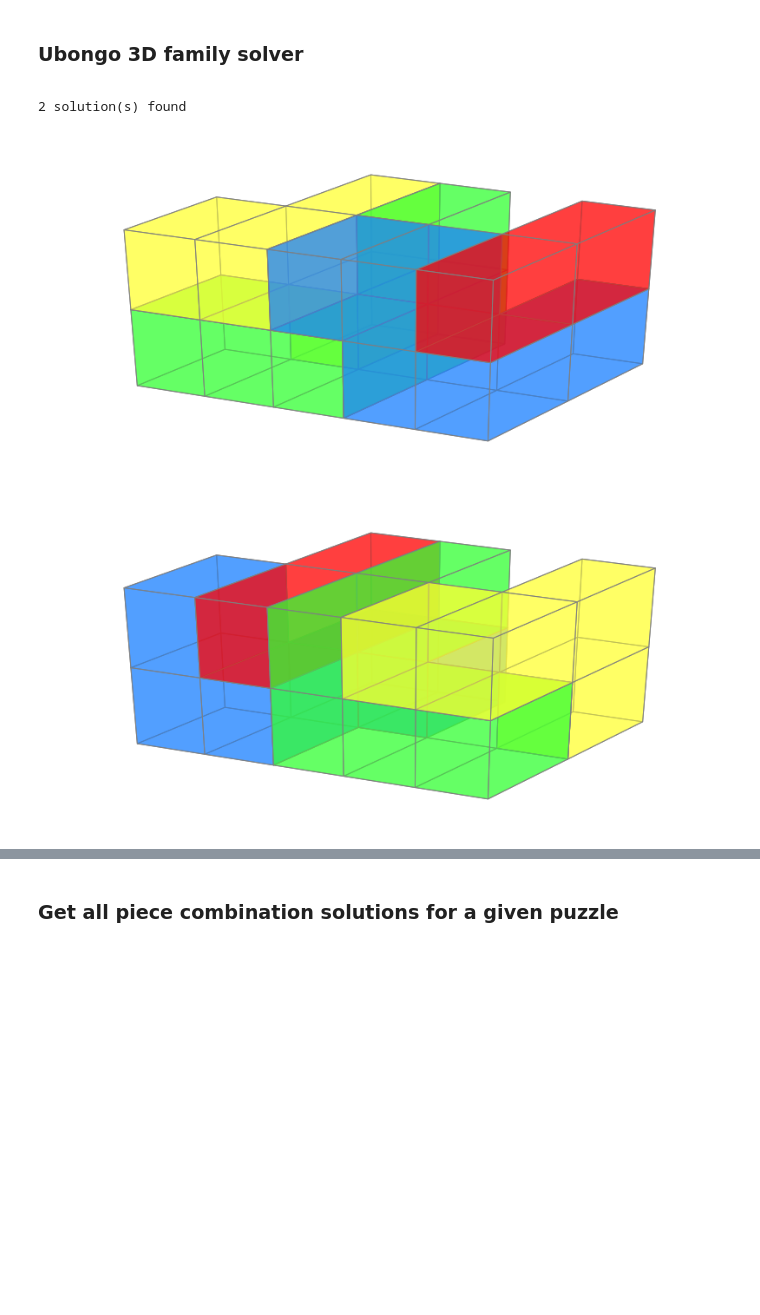
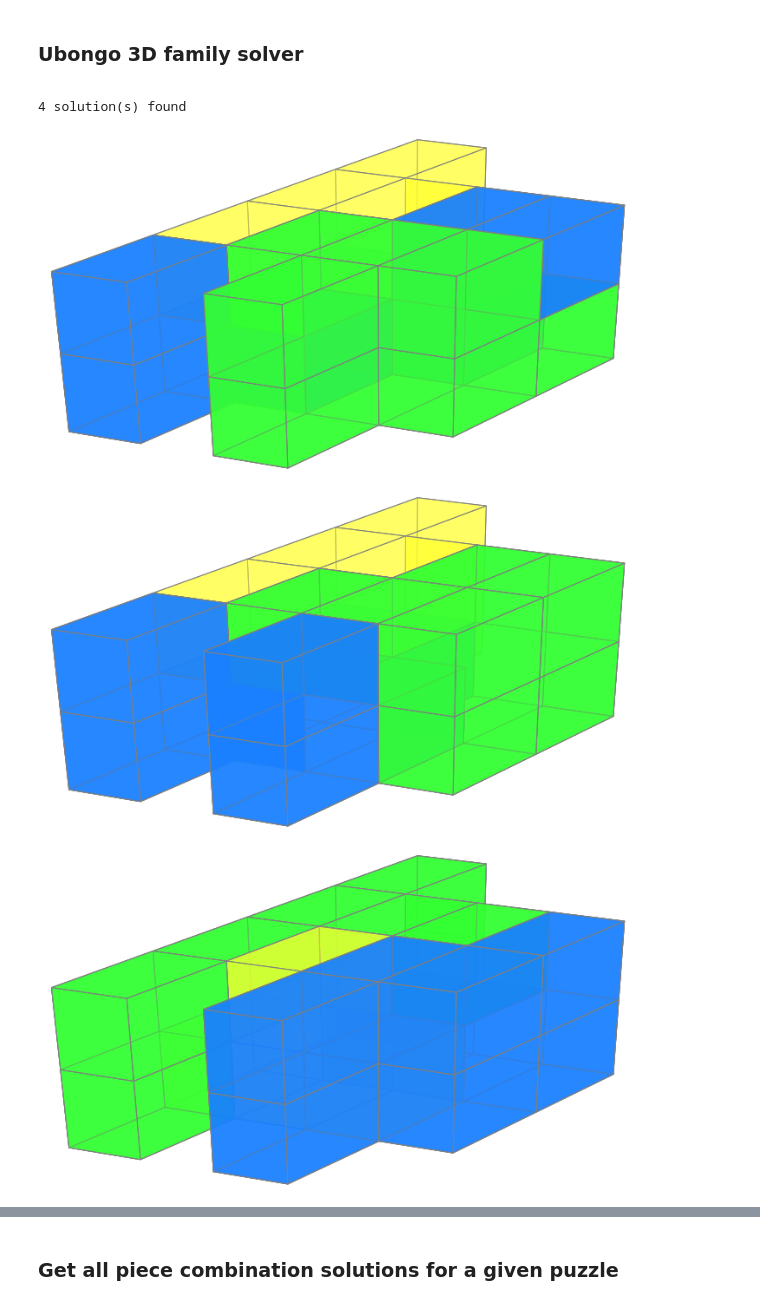
Before and after one commit to tootles564/ubongo3D, a Jupyter notebook: ubongo3d.ipynb, the cells around one changed output, grey strips where cells are left out. Drawn from its saved outputs; the diff is of its cells as text; code cells hidden in the pictures; blank space fills up the shorter version.

```diff
--- a/ubongo3d.ipynb
+++ b/ubongo3d.ipynb
@@ -91,11 +91,19 @@ puzzle_coordinates = {
     "angrylefteye": [(2,0),(0,1),(0,2),(0,3),(1,1),(1,3),(0,4),(2,1),(2,2),(2,3)],
     "smallH": [(0,0),(0,1),(0,2),(1,1),(2,0),(2,1),(2,2)],
     "crookedH": [(0,0),(0,1),(0,2),(0,3),(1,2),(2,1),(2,2),(2,3),(2,4)],
+    "shape1": [(0,1),(0,3),(0,5),(1,0),(1,1),(1,2),(1,3),(1,4),(1,5),(2,1),(2,2),(2,3),(2,4),(2,5),(3,2),(4,2)],
+    "eight": [(0,1),(0,2),(0,3),(0,4),(0,0),(2,0),(2,1),(2,2),(2,3),(2,4),(1,0),(1,2),(1,4)],
+    "happy_eight": [(1,0),(1,1),(1,2),(1,3),(1,4),(3,0),(3,1),(3,2),(3,3),(3,4),(2,0),(2,2),(2,3),(0,2),(4,2)],
+    "star": [(0,2),(1,1),(1,2),(1,3),(2,0),(2,1),(2,3),(2,4),(3,1),(3,2),(3,3),(4,2)],
+    "chipped_star": [(0,2),(1,1),(1,2),(1,3),(2,0),(2,1),(2,3),(2,4),(3,1),(3,2),(3,3)],
 
     "Aron1": [(0,1),(0,2),(0,3),(1,0),(1,1),(1,2),(1,3),(2,0)],
     "Aron2": [(0,0),(0,1),(0,2),(0,3),(1,0),(1,1),(1,2),(1,3)],
     "Aron3": [(0,0),(0,1),(0,2),(0,3),(0,4),(1,1),(1,2),(1,3)],
     "Aron4": [(0,0),(0,1),(0,2),(1,0),(1,2),(2,0),(2,1),(2,2)],
+    "Aron5": [(0,0),(0,2),(1,0),(1,1),(1,2),(1,3),(2,0),(2,1),(2,2),(2,3),(3,0)],
+
+    "Milan1": [(0,0),(0,1),(0,2),(1,0),(1,1),(1,2),(2,1),(2,2)],
 
     "1-1":[(0,0),(0,1),(0,2),(0,3),(0,4),(1,1)],
     "1-2":[(0,0),(1,0),(1,1),(2,0),(2,1),(3,1)],
@@ -540,16 +548,17 @@ for code, coordinate in piece_coordinates.items():
 ### Ubongo 3D family solver
 <a id='solver'></a>
 # %%
-target_puzzle = "4-24"
-target_pieces = ['b5', 'g5', 'r2', 'y4']
+target_puzzle = "Aron5"
+target_pieces = ['g5', 'g3', 'b5', 'b4', 'y5']
 
 solution_count, puzzle_solution = solve_puzzle(
     generate_basic_puzzle(puzzle_coordinates[target_puzzle], PUZZLE_HEIGHT),
     target_pieces
 )
 
 plot_solutions(target_pieces, puzzle_solution, solution_count)
 # %% [output]
-2 solution(s) found
+4 solution(s) found
-[figure, old version]
+[figure, new version]
-[figure, old version]
+[figure, new version]
+[figure, added]
```
Also changed, not shown: parts of 3 cells of this notebook.
